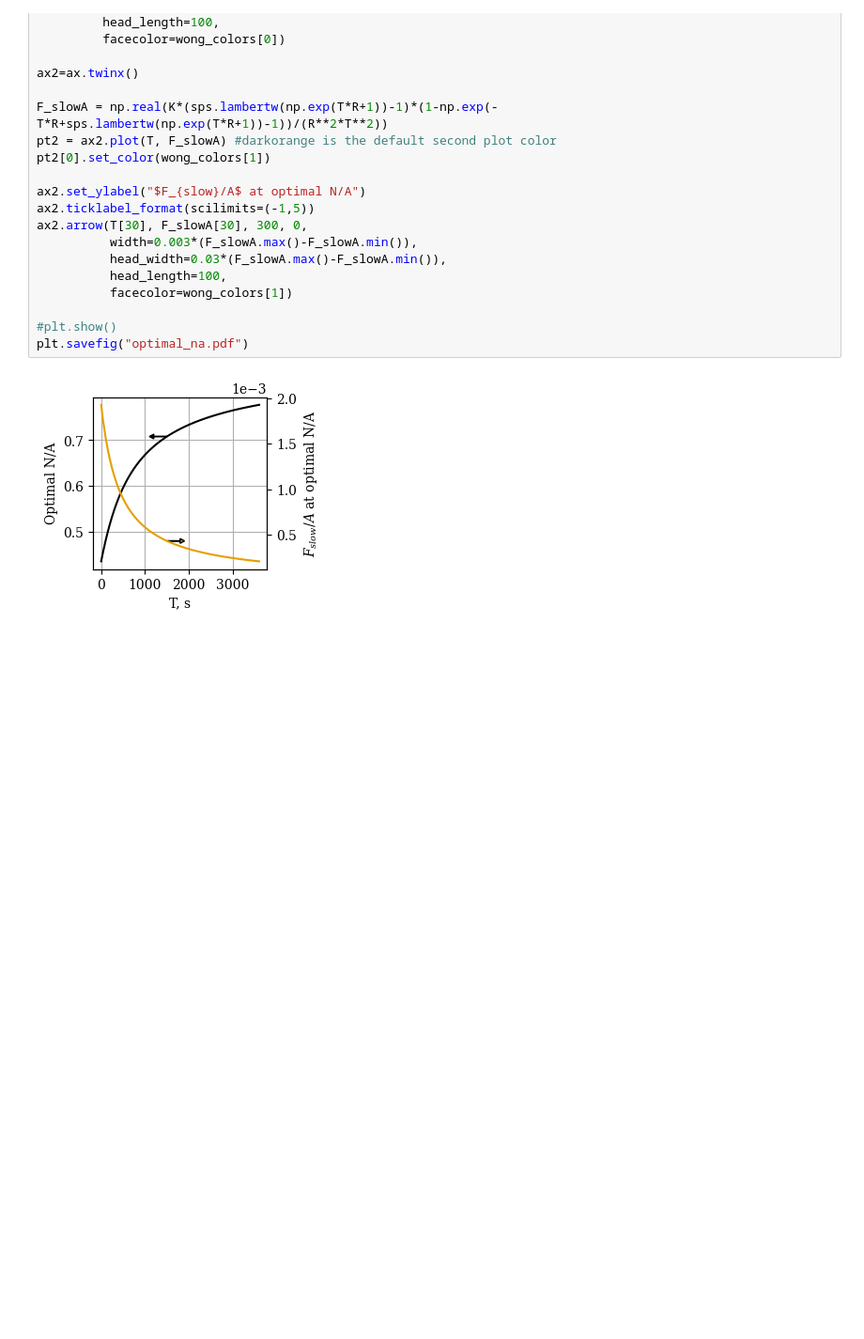
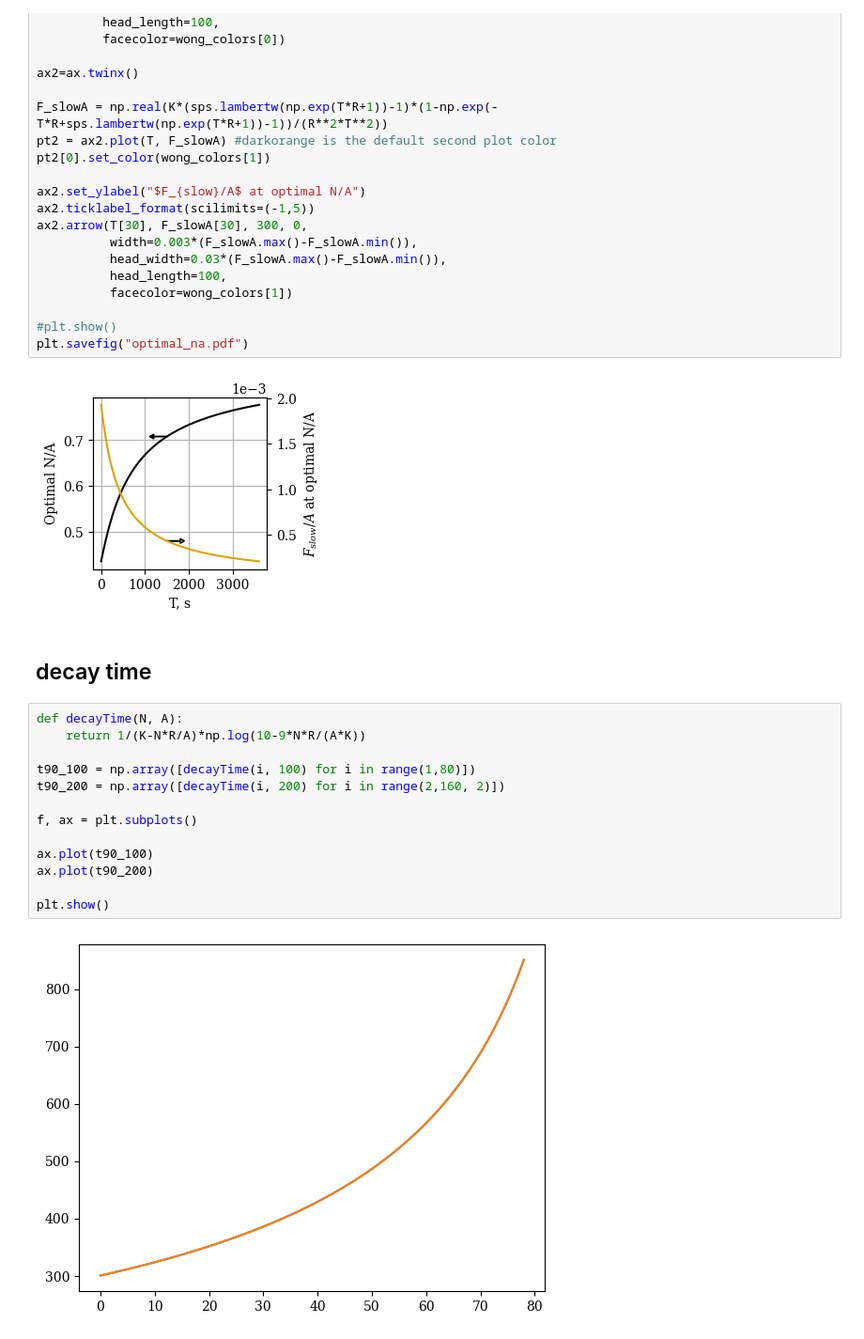
Before and after one commit to ELFREELAND/minecraft_sheep, a Jupyter notebook: deterministic/deterministic_plots.ipynb, the cells around one changed output. Shown at 94% size. Saved outputs shown, nothing was run; the diff lists cells and outputs as text; blank space fills up the shorter version.

Commit message:
began deterministic decay time analysis
about to scrap most of the analysis here and start over but committing for posterity

```diff
--- a/deterministic/deterministic_plots.ipynb
+++ b/deterministic/deterministic_plots.ipynb
@@ -180,3 +180,20 @@ ax2.arrow(T[30], F_slowA[30], 300, 0,
 plt.savefig("optimal_na.pdf")
 # %% [output]
 [figure]
+# %% [markdown]
+## decay time
+# %%
+def decayTime(N, A):
+    return 1/(K-N*R/A)*np.log(10-9*N*R/(A*K))
+
+t90_100 = np.array([decayTime(i, 100) for i in range(1,80)])
+t90_200 = np.array([decayTime(i, 200) for i in range(2,160, 2)])
+
+f, ax = plt.subplots()
+
+ax.plot(t90_100)
+ax.plot(t90_200)
+
+plt.show()
+# %% [output]
+[figure, added]
```
Also changed, not shown: 3 other files.
